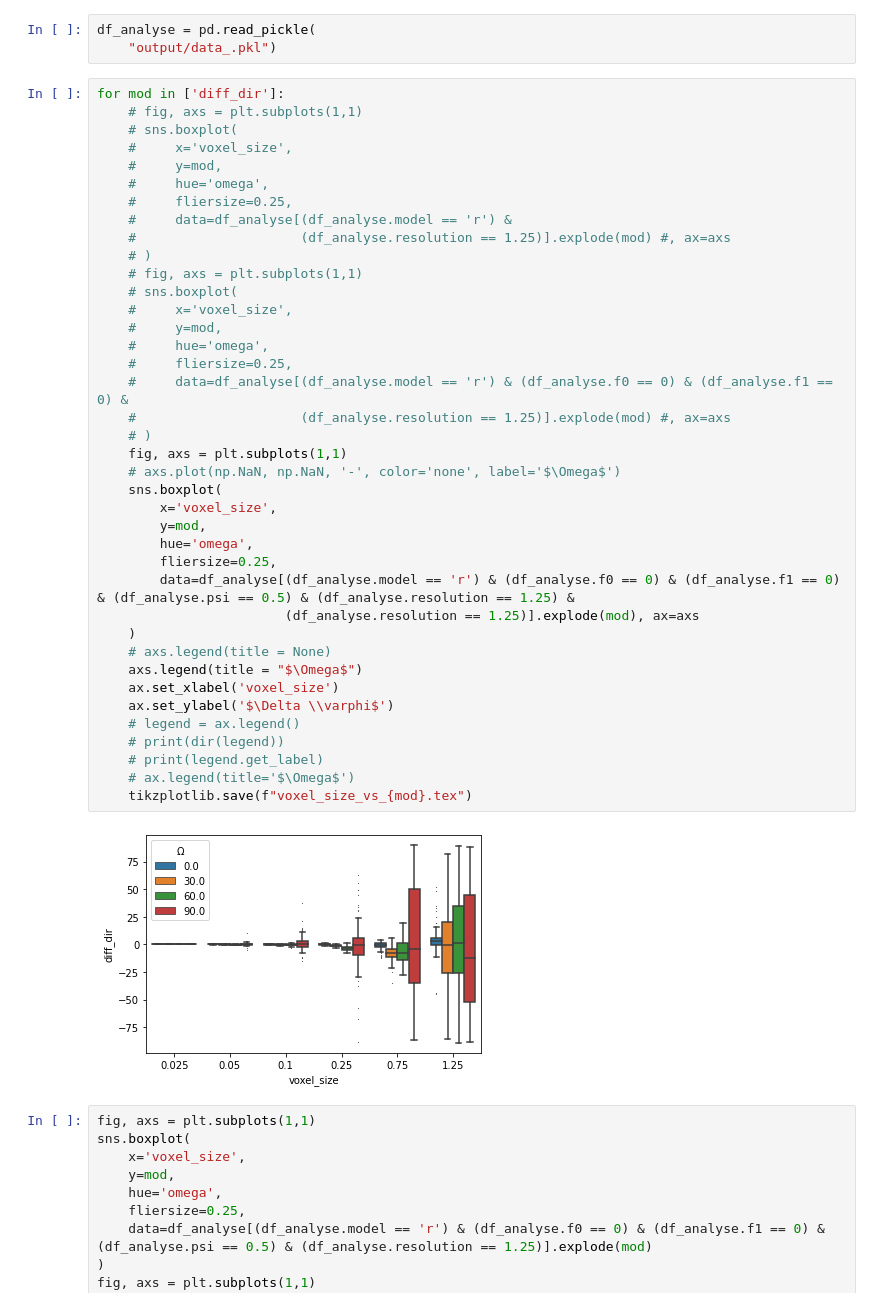
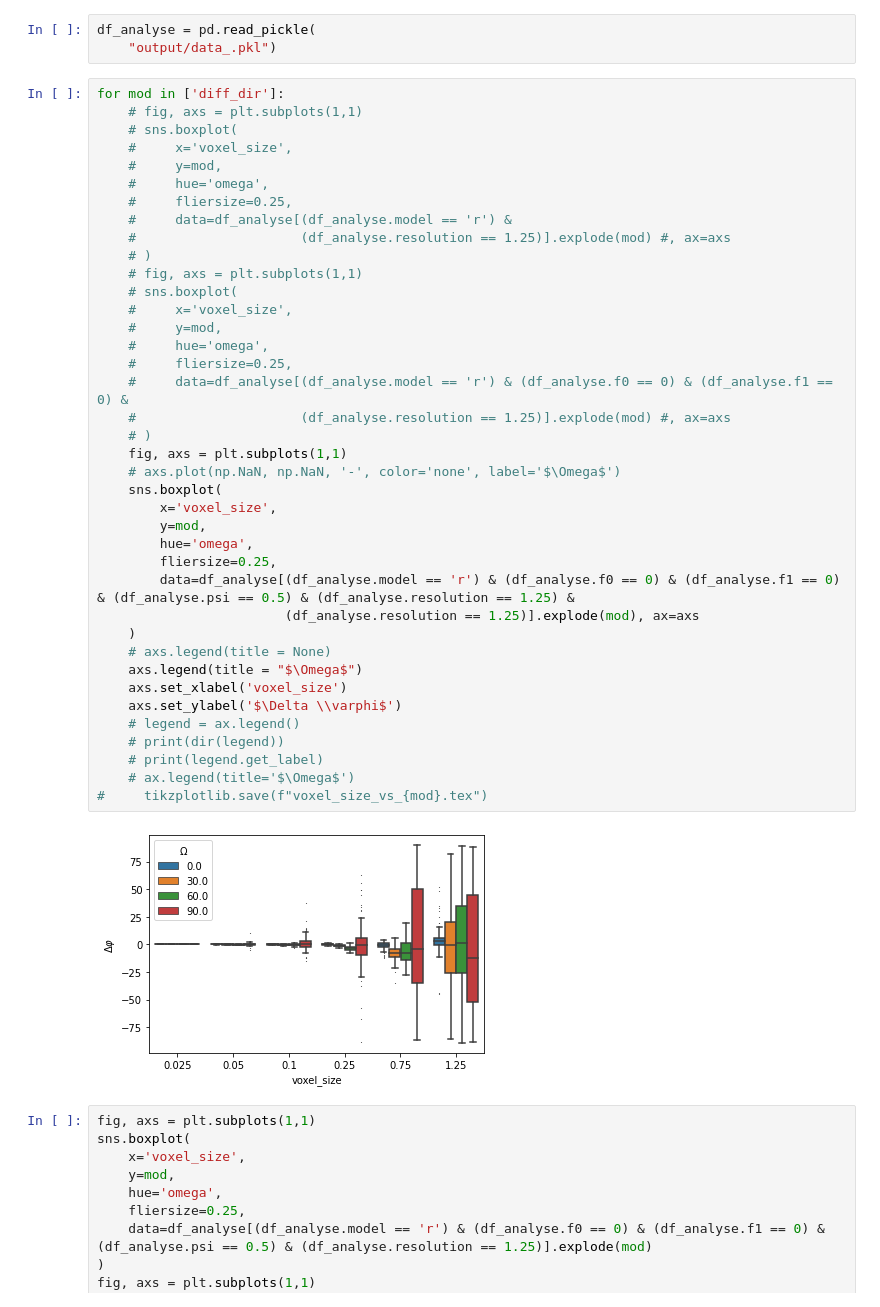
Before and after one commit to fmatuschke/thesis_main, a Jupyter notebook: analysis.ipynb, the cells around one changed output. Drawn from its saved outputs; the diff is of its cells as text.

```diff
--- a/analysis.ipynb
+++ b/analysis.ipynb
@@ -69,37 +69,37 @@ for mod in ['diff_dir']:
     #     fliersize=0.25,
     #     data=df_analyse[(df_analyse.model == 'r') &
     #                     (df_analyse.resolution == 1.25)].explode(mod) #, ax=axs
     # )
     # fig, axs = plt.subplots(1,1)
     # sns.boxplot(
     #     x='voxel_size',
     #     y=mod,
     #     hue='omega',
     #     fliersize=0.25,
     #     data=df_analyse[(df_analyse.model == 'r') & (df_analyse.f0 == 0) & (df_analyse.f1 == 0) &
     #                     (df_analyse.resolution == 1.25)].explode(mod) #, ax=axs
     # )
     fig, axs = plt.subplots(1,1)
     # axs.plot(np.NaN, np.NaN, '-', color='none', label='$\Omega$')
     sns.boxplot(
         x='voxel_size',
         y=mod,
         hue='omega',
         fliersize=0.25,
         data=df_analyse[(df_analyse.model == 'r') & (df_analyse.f0 == 0) & (df_analyse.f1 == 0) & (df_analyse.psi == 0.5) & (df_analyse.resolution == 1.25) &
                         (df_analyse.resolution == 1.25)].explode(mod), ax=axs
     )
     # axs.legend(title = None)
     axs.legend(title = "$\Omega$")
-    ax.set_xlabel('voxel_size')
-    ax.set_ylabel('$\Delta \\varphi$')
+    axs.set_xlabel('voxel_size')
+    axs.set_ylabel('$\Delta \\varphi$')
     # legend = ax.legend()
     # print(dir(legend))
     # print(legend.get_label)
     # ax.legend(title='$\Omega$')
-    tikzplotlib.save(f"voxel_size_vs_{mod}.tex")
+#     tikzplotlib.save(f"voxel_size_vs_{mod}.tex")
 # %% [output]
-[figure, old version]
+[figure, new version]
 # %%
 fig, axs = plt.subplots(1,1)
 sns.boxplot(
```
Also changed, not shown: 3 other files.
